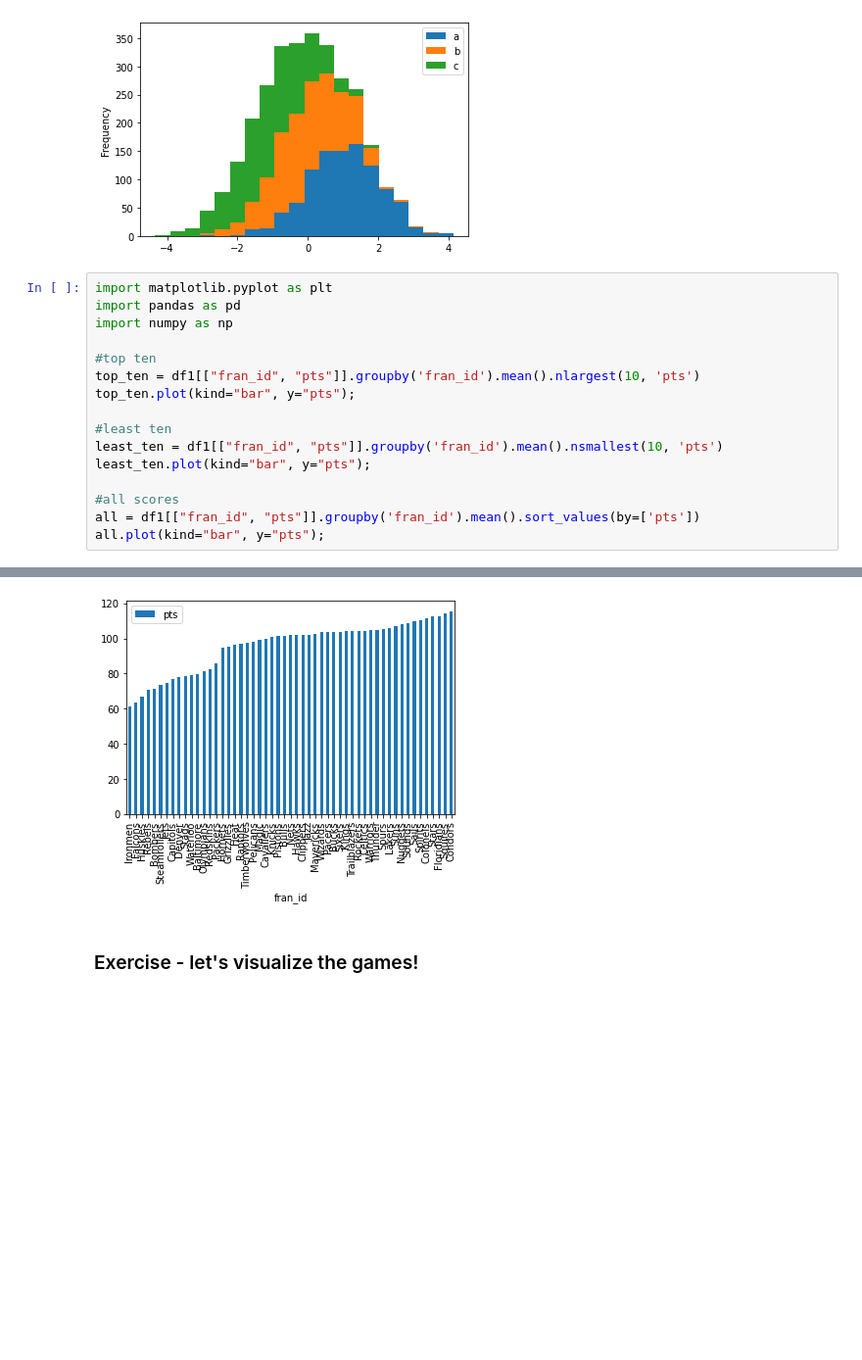
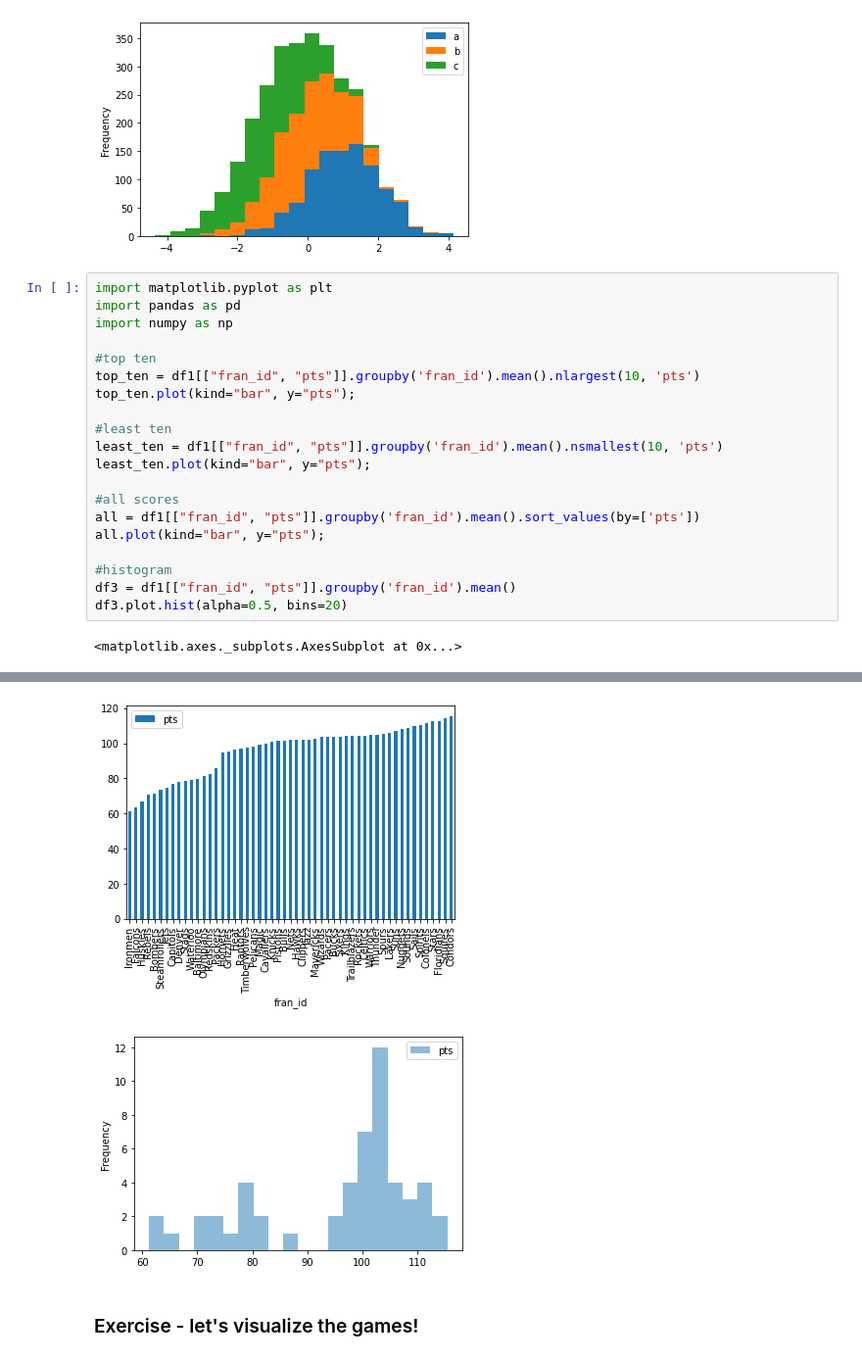
Before and after one commit to Nerijus20/Colab-notebooks, a Jupyter notebook: Demo_subproject.ipynb, the cells around one changed output, grey strips where cells are left out. Shown at 98% size. Drawn from its saved outputs; the diff is of its cells as text; blank space fills up the shorter version.

Commit message:
Exercise - let's visualize histogram added

```diff
--- a/Demo_subproject.ipynb
+++ b/Demo_subproject.ipynb
@@ -262,23 +262,29 @@ df4.plot.hist(stacked=True, bins=20);
 # %%
 import matplotlib.pyplot as plt
 import pandas as pd
 import numpy as np
 
 #top ten
 top_ten = df1[["fran_id", "pts"]].groupby('fran_id').mean().nlargest(10, 'pts')
 top_ten.plot(kind="bar", y="pts");
 
 #least ten
 least_ten = df1[["fran_id", "pts"]].groupby('fran_id').mean().nsmallest(10, 'pts')
 least_ten.plot(kind="bar", y="pts");
 
 #all scores
 all = df1[["fran_id", "pts"]].groupby('fran_id').mean().sort_values(by=['pts'])
 all.plot(kind="bar", y="pts");
+
+#histogram
+df3 = df1[["fran_id", "pts"]].groupby('fran_id').mean()
+df3.plot.hist(alpha=0.5, bins=20)
 # %% [output]
+<matplotlib.axes._subplots.AxesSubplot at 0x...>
 [figure]
 [figure]
 [figure]
+[figure, added]
 # %% [markdown]
 ### Exercise - let's visualize the games!
 # %% [markdown]
```
